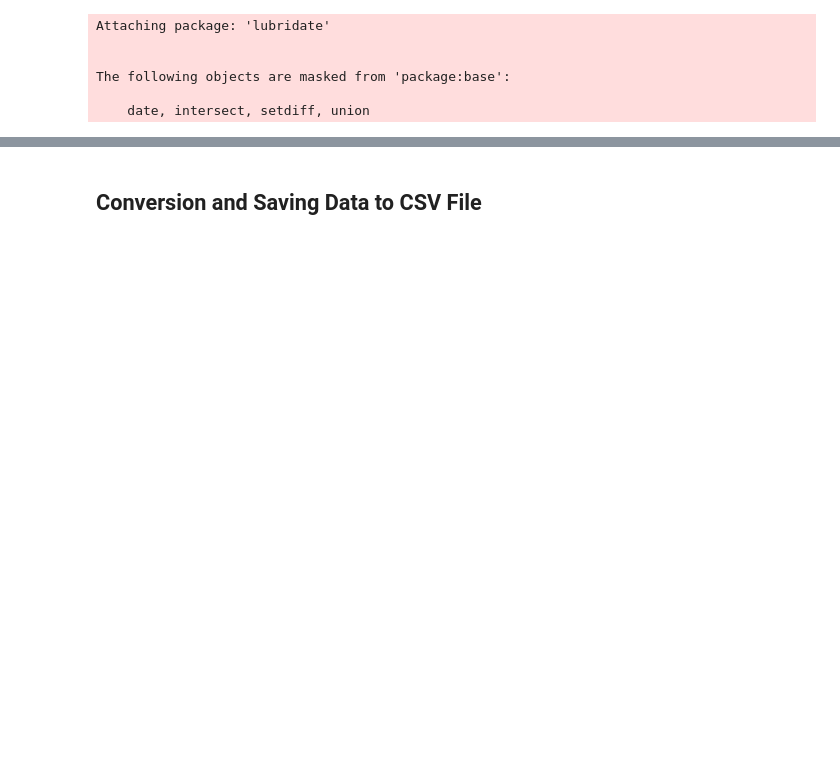
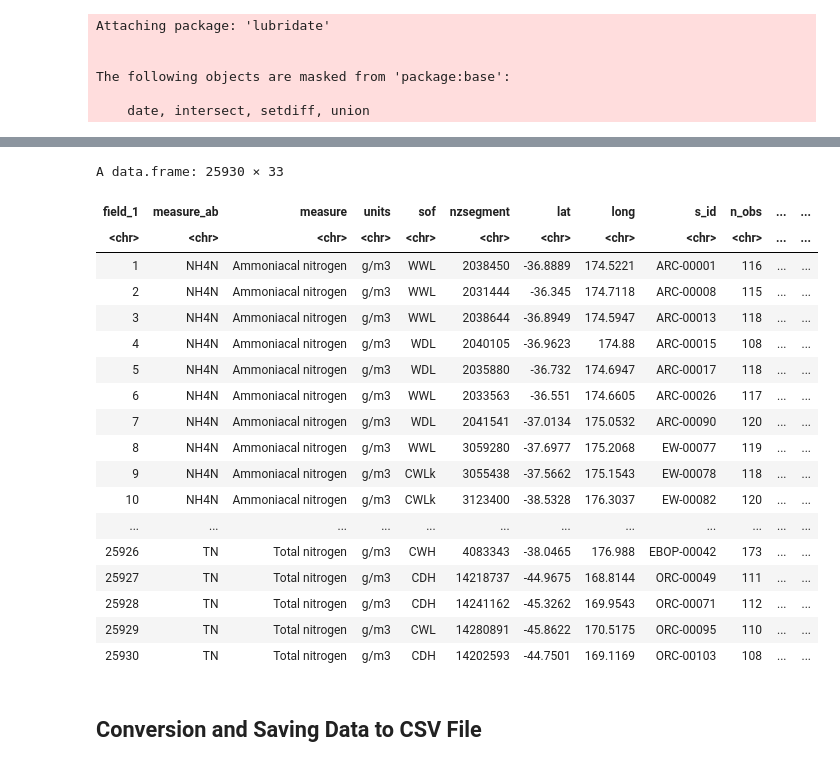
Before and after one commit to beuri97/data201_gp, a Jupyter notebook: water_quality/Water Quality.ipynb, the cells around one changed output, grey strips where cells are left out. Drawn from its saved outputs; the diff is of its cells as text; code cells hidden in the pictures; blank space fills up the shorter version.

Commit message:
created data folder and edited .ipynb

```diff
--- a/water_quality/Water Quality.ipynb
+++ b/water_quality/Water Quality.ipynb
@@ -43,0 +64,19 @@ The following objects are masked from 'package:base':
+# %%
+# A function to get data from the Ministry for the Environment database API
+
+get_data_from_mfe <- function(api_key, data_id){
+
+    query <- glue('https://data.mfe.govt.nz/services;key={api_key}/wfs?service=WFS&version=2.0.0&request=GetFeature&typeNames={data_id}') # creates a query url using inputs of api key and data-id number available on MfE website
+
+    api_response <- GET(query) #gets the API response from the query
+
+    data_xml <- read_xml(api_response) #reads the xml data from the api response
+
+    data_parsed <- xmlParse(data_xml) #parses the data into an xml format that is readable in R
+
+    data_df <- glue('//data.mfe.govt.nz:{data_id}') %>%  # creating a node name to look for
+    getNodeSet(data_parsed, .)  %>%  # looking at nodes with the name
+    xmlToDataFrame(nodes = .) #turns the data within the given node into a data frame
+
+    return(data_df) #returns the data frame
+}
@@ -44,3 +97,27 @@ The following objects are masked from 'package:base':
+# %%
+river_nitrogen <- get_data_from_mfe("e046a540d83e49248cbda9cce3f23c2e", "table-109659")
+river_nitrogen %>%
+    head()
+# %% [output]
+A data.frame: 25930 × 33
+| field_1 | measure_ab | measure | units | sof | nzsegment | lat | long | s_id | n_obs | ... | ... |
+| <chr> | <chr> | <chr> | <chr> | <chr> | <chr> | <chr> | <chr> | <chr> | <chr> | ... | ... |
+| 1 | NH4N | Ammoniacal nitrogen | g/m3 | WWL | 2038450 | -36.8889 | 174.5221 | ARC-00001 | 116 | ... | ... |
+| 2 | NH4N | Ammoniacal nitrogen | g/m3 | WWL | 2031444 | -36.345 | 174.7118 | ARC-00008 | 115 | ... | ... |
+| 3 | NH4N | Ammoniacal nitrogen | g/m3 | WWL | 2038644 | -36.8949 | 174.5947 | ARC-00013 | 118 | ... | ... |
+| 4 | NH4N | Ammoniacal nitrogen | g/m3 | WDL | 2040105 | -36.9623 | 174.88 | ARC-00015 | 108 | ... | ... |
+| 5 | NH4N | Ammoniacal nitrogen | g/m3 | WDL | 2035880 | -36.732 | 174.6947 | ARC-00017 | 118 | ... | ... |
+| 6 | NH4N | Ammoniacal nitrogen | g/m3 | WWL | 2033563 | -36.551 | 174.6605 | ARC-00026 | 117 | ... | ... |
+| 7 | NH4N | Ammoniacal nitrogen | g/m3 | WDL | 2041541 | -37.0134 | 175.0532 | ARC-00090 | 120 | ... | ... |
+| 8 | NH4N | Ammoniacal nitrogen | g/m3 | WWL | 3059280 | -37.6977 | 175.2068 | EW-00077 | 119 | ... | ... |
+| 9 | NH4N | Ammoniacal nitrogen | g/m3 | CWLk | 3055438 | -37.5662 | 175.1543 | EW-00078 | 118 | ... | ... |
+| 10 | NH4N | Ammoniacal nitrogen | g/m3 | CWLk | 3123400 | -38.5328 | 176.3037 | EW-00082 | 120 | ... | ... |
+| ... | ... | ... | ... | ... | ... | ... | ... | ... | ... | ... | ... |
+| 25926 | TN | Total nitrogen | g/m3 | CWH | 4083343 | -38.0465 | 176.988 | EBOP-00042 | 173 | ... | ... |
+| 25927 | TN | Total nitrogen | g/m3 | CDH | 14218737 | -44.9675 | 168.8144 | ORC-00049 | 111 | ... | ... |
+| 25928 | TN | Total nitrogen | g/m3 | CDH | 14241162 | -45.3262 | 169.9543 | ORC-00071 | 112 | ... | ... |
+| 25929 | TN | Total nitrogen | g/m3 | CWL | 14280891 | -45.8622 | 170.5175 | ORC-00095 | 110 | ... | ... |
+| 25930 | TN | Total nitrogen | g/m3 | CDH | 14202593 | -44.7501 | 169.1169 | ORC-00103 | 108 | ... | ... |
 # %% [markdown]
 <h2>Conversion and Saving Data to CSV File</h2>
 # %%
```
Also changed, not shown: parts of 21 cells of this notebook, 21 other files.
